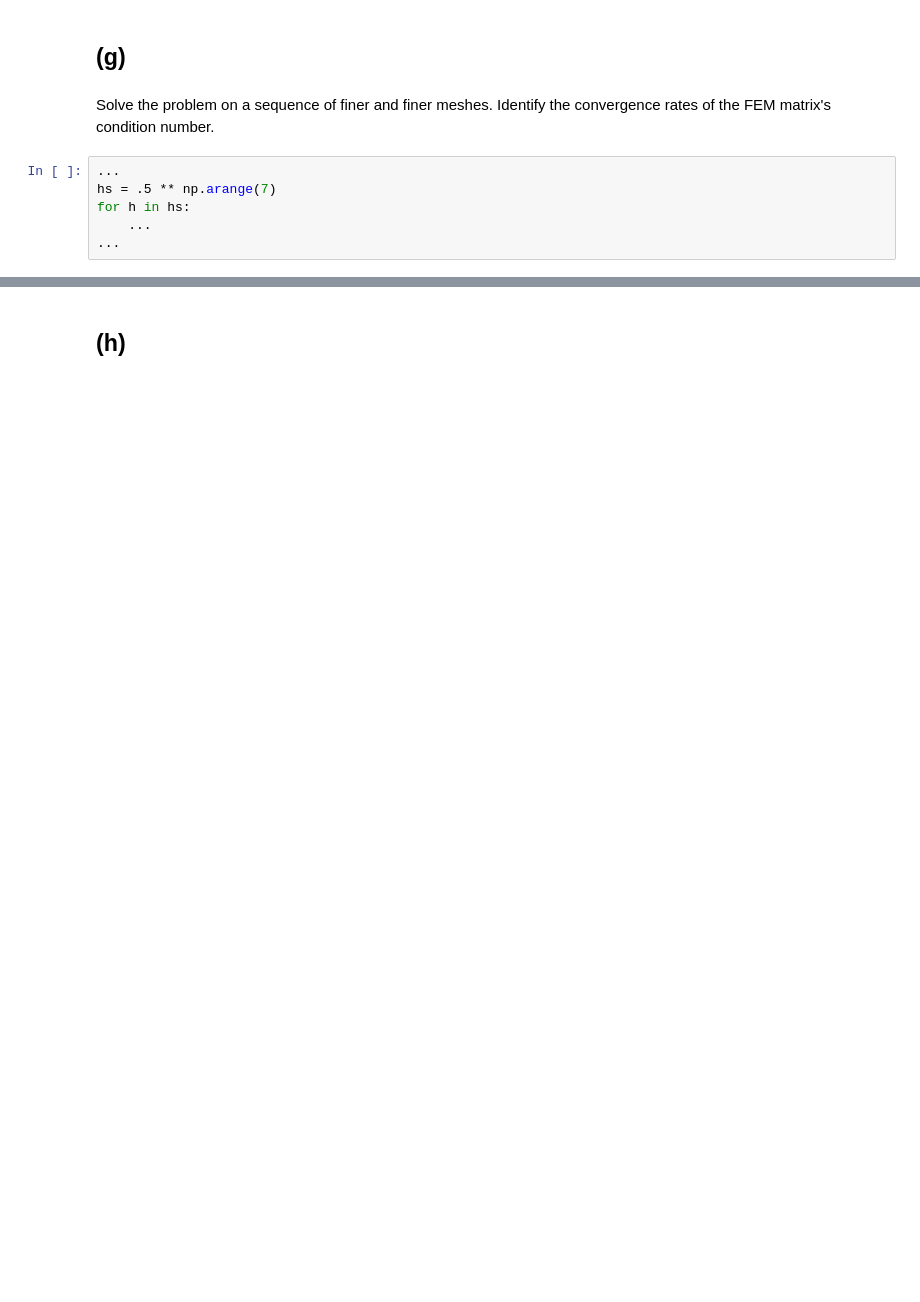
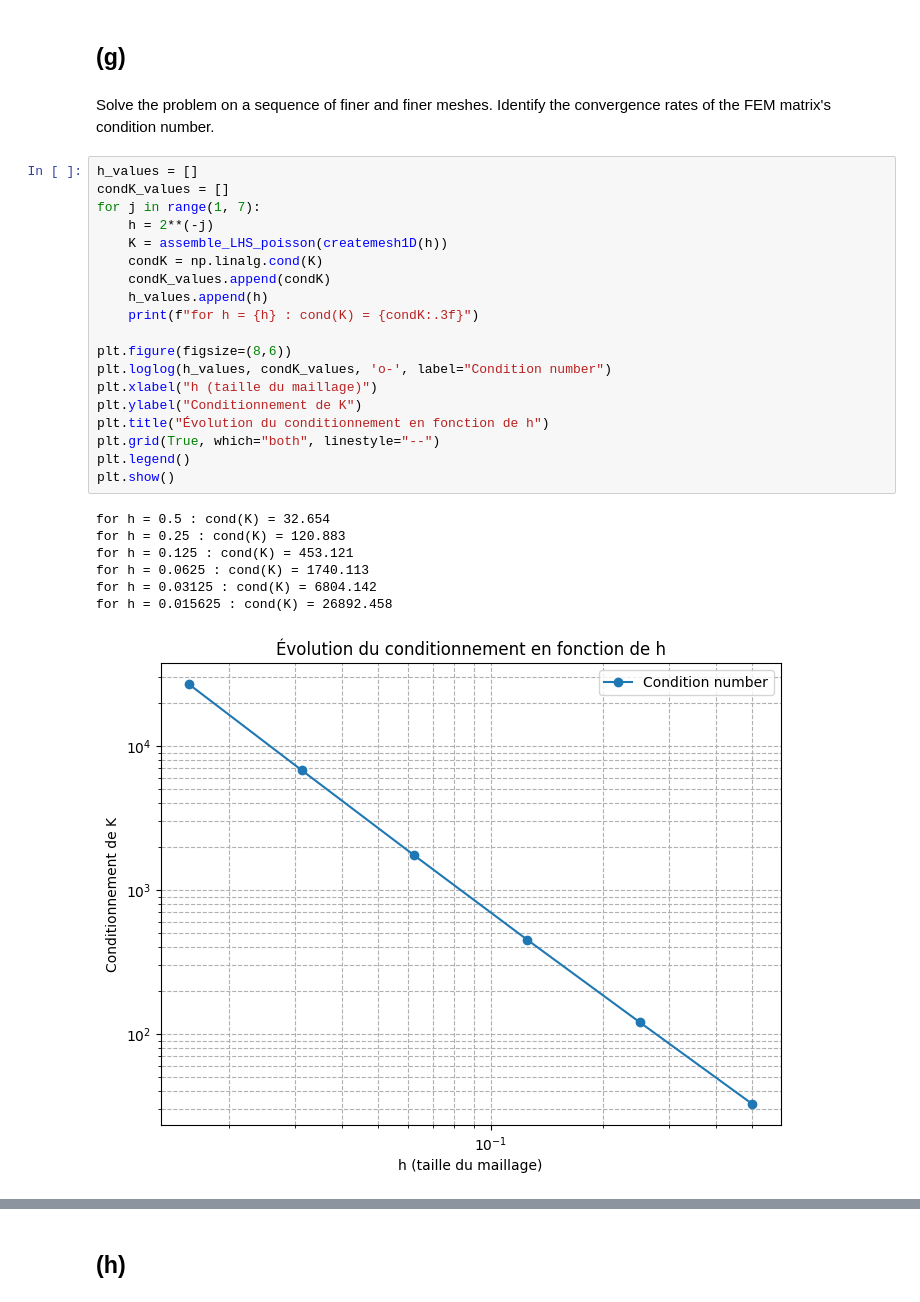
Before and after one commit to iFreecsss/FEM_lab1, a Jupyter notebook: lab1/ex1.ipynb, the cells around one changed output, grey strips where cells are left out. Cells and saved outputs as stored; diff of their text form; blank space fills up the shorter version.

```diff
--- a/lab1/ex1.ipynb
+++ b/lab1/ex1.ipynb
@@ -282,9 +420,30 @@ for h in hs:
 ## (g)
 # %% [markdown]
 Solve the problem on a sequence of finer and finer meshes. Identify the convergence rates of the FEM matrix's condition number.
-# %%
-...
-hs = .5 ** np.arange(7)
-for h in hs:
-    ...
-...
+# %%
+h_values = []
+condK_values = []
+for j in range(1, 7):
+    h = 2**(-j)
+    K = assemble_LHS_poisson(createmesh1D(h))
+    condK = np.linalg.cond(K)
+    condK_values.append(condK)
+    h_values.append(h)
+    print(f"for h = {h} : cond(K) = {condK:.3f}")
+
+plt.figure(figsize=(8,6))
+plt.loglog(h_values, condK_values, 'o-', label="Condition number")
+plt.xlabel("h (taille du maillage)")
+plt.ylabel("Conditionnement de K")
+plt.title("Évolution du conditionnement en fonction de h")
+plt.grid(True, which="both", linestyle="--")
+plt.legend()
+plt.show()
+# %% [output]
+for h = 0.5 : cond(K) = 32.654
+for h = 0.25 : cond(K) = 120.883
+for h = 0.125 : cond(K) = 453.121
+for h = 0.0625 : cond(K) = 1740.113
+for h = 0.03125 : cond(K) = 6804.142
+for h = 0.015625 : cond(K) = 26892.458
+[figure, added]
```
Also changed, not shown: parts of 39 cells of this notebook.
